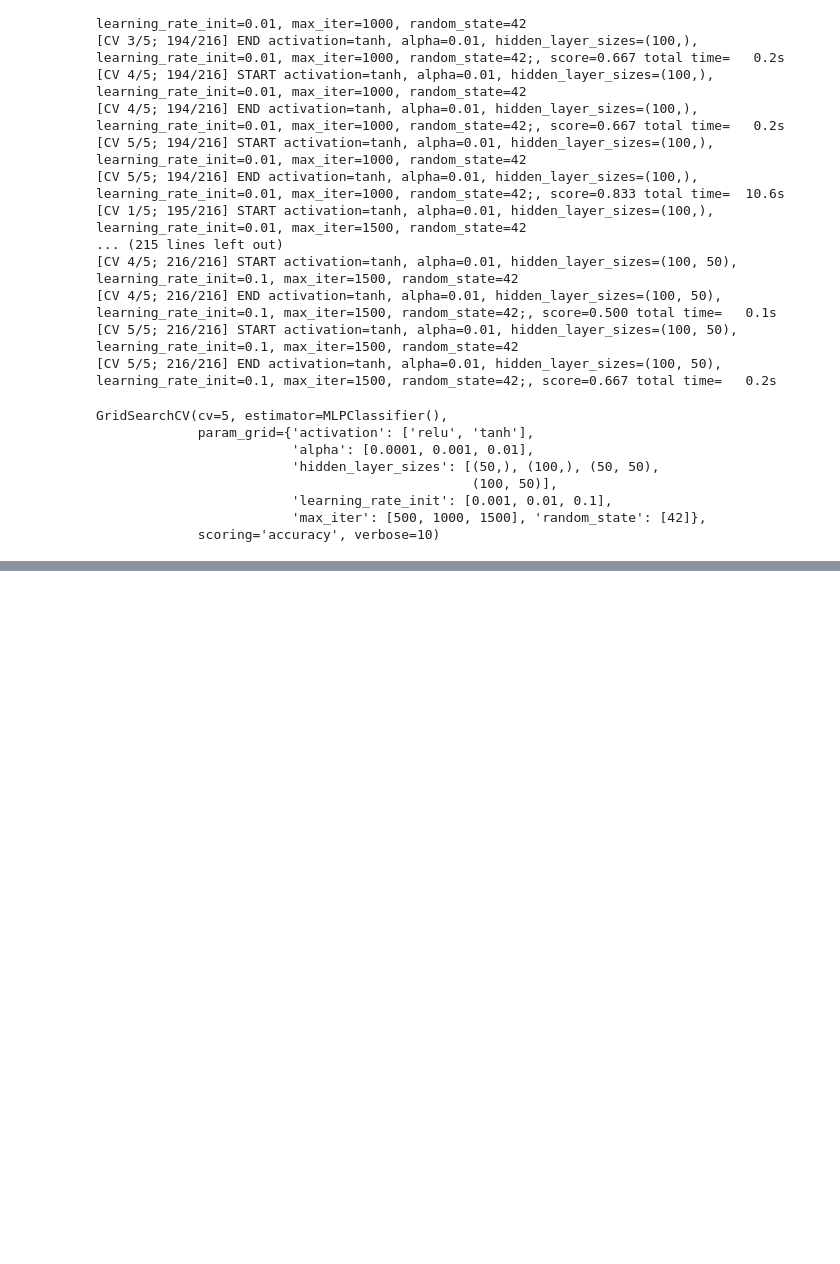
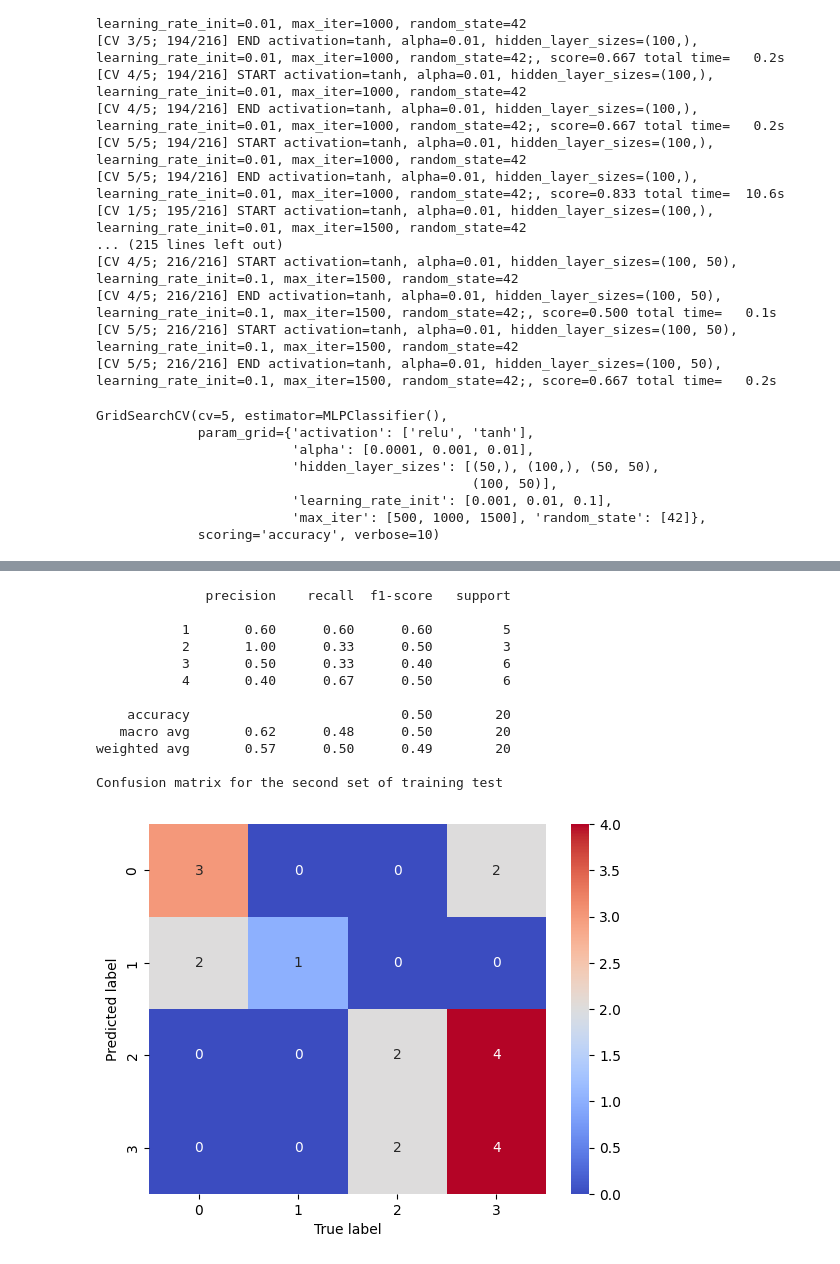
Before and after one commit to Hayvo/ap_miniproj, a Jupyter notebook: Gliome.ipynb, the cells around one changed output, grey strips where cells are left out. Cells and saved outputs as stored; diff of their text form; code cells hidden in the pictures; blank space fills up the shorter version.

```diff
--- a/Gliome.ipynb
+++ b/Gliome.ipynb
@@ -428,0 +452,27 @@ Accuracy: 0.925
+# %%
+pip.fit(X_train_2,y_train_2)
+preds2 = pip.predict(X_test_2)
+
+#Evaluation of the classifier
+report = metrics.classification_report(y_true=y_test_2, y_pred=preds2)
+print(report)
+print(f"Confusion matrix for the second set of training test")
+cm = metrics.confusion_matrix(y_true=y_test_2, y_pred=preds2)
+ax = sns.heatmap(cm, cmap='coolwarm', annot=cm)
+ax.set_xlabel('True label')
+ax.set_ylabel('Predicted label')
+plt.show()
+# %% [output]
+              precision    recall  f1-score   support
+
+           1       0.60      0.60      0.60         5
+           2       1.00      0.33      0.50         3
+           3       0.50      0.33      0.40         6
+           4       0.40      0.67      0.50         6
+
+    accuracy                           0.50        20
+   macro avg       0.62      0.48      0.50        20
+weighted avg       0.57      0.50      0.49        20
+
+Confusion matrix for the second set of training test
+[figure, added]
```
Also changed, not shown: parts of 18 cells of this notebook.
